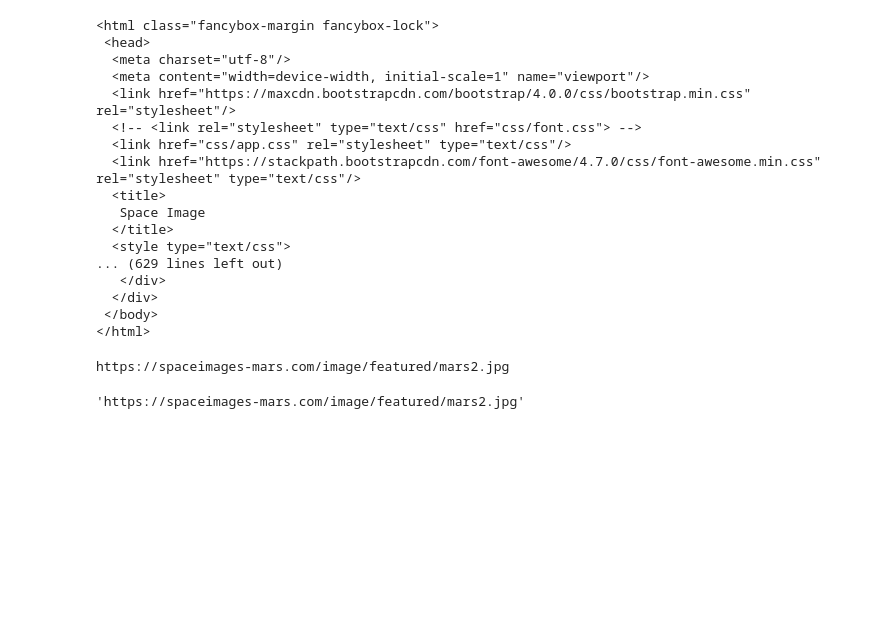
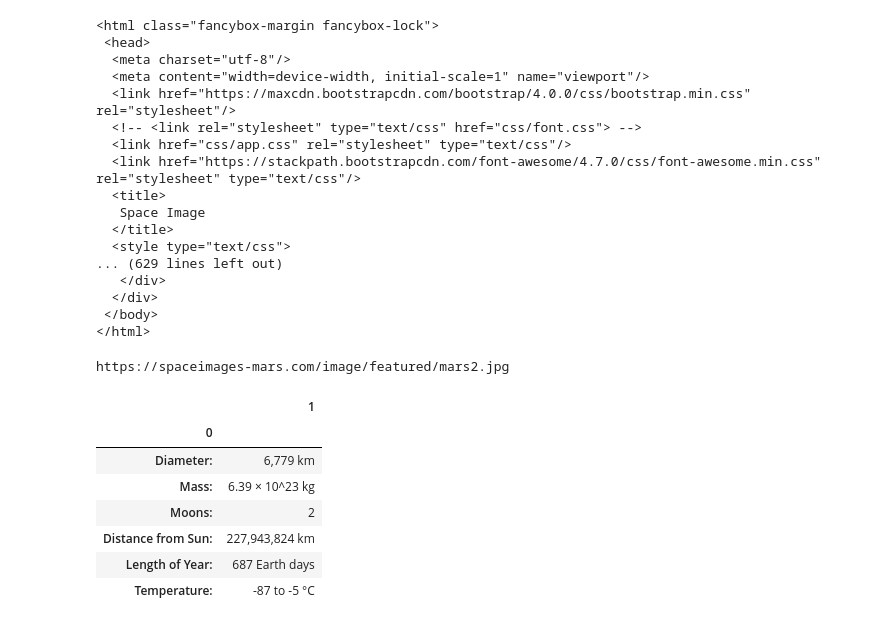
Before and after one commit to JuanjoFernandez/web-scraping-challenge, a Jupyter notebook: Missions_to_Mars/mission_to_mars.ipynb, the cells around one changed output. Saved outputs shown, nothing was run; the diff lists cells and outputs as text; code cells hidden in the pictures; blank space fills up the shorter version.

Commit message:
Scraps MarsFacts

```diff
--- a/Missions_to_Mars/mission_to_mars.ipynb
+++ b/Missions_to_Mars/mission_to_mars.ipynb
@@ -83,18 +84,3 @@ print(soup.prettify())
   </div>
  </body>
 </html>
-# %%
-# Full size image is at
-# <img class="fancybox-image" src="image/featured/mars2.jpg" alt="">
-image = soup.find('img', class_='fancybox-image')
-
-# Building the full link
-image_link = 'https://spaceimages-mars.com/' + (image['src'])
-
-print (image_link)
-# %% [output]
-https://spaceimages-mars.com/image/featured/mars2.jpg
-# %%
-image_link
-# %% [output]
-'https://spaceimages-mars.com/image/featured/mars2.jpg'
@@ -102,0 +87,31 @@ browser.quit()
+# %%
+# Full size image is at
+# <img class="fancybox-image" src="image/featured/mars2.jpg" alt="">
+image = soup.find('img', class_='fancybox-image')
+
+# Building the full link
+image_link = 'https://spaceimages-mars.com/' + (image['src'])
+
+print (image_link)
+# %% [output]
+https://spaceimages-mars.com/image/featured/mars2.jpg
+# %%
+# Scrapping Mars facts
+url = 'https://galaxyfacts-mars.com/'
+
+tables = pd.read_html(url, skiprows=1)
+mars_facts = tables[0]
+
+# Dropping columns
+mars_facts = mars_facts.drop(columns=[2])
+mars_facts.set_index([0], drop=True, inplace=True)
+mars_facts
+# %% [output]
+|  | 1 |
+| 0 |  |
+| Diameter: | 6,779 km |
+| Mass: | 6.39 × 10^23 kg |
+| Moons: | 2 |
+| Distance from Sun: | 227,943,824 km |
+| Length of Year: | 687 Earth days |
+| Temperature: | -87 to -5 °C |
```
Also changed, not shown: parts of 8 cells of this notebook, 2 other files.
